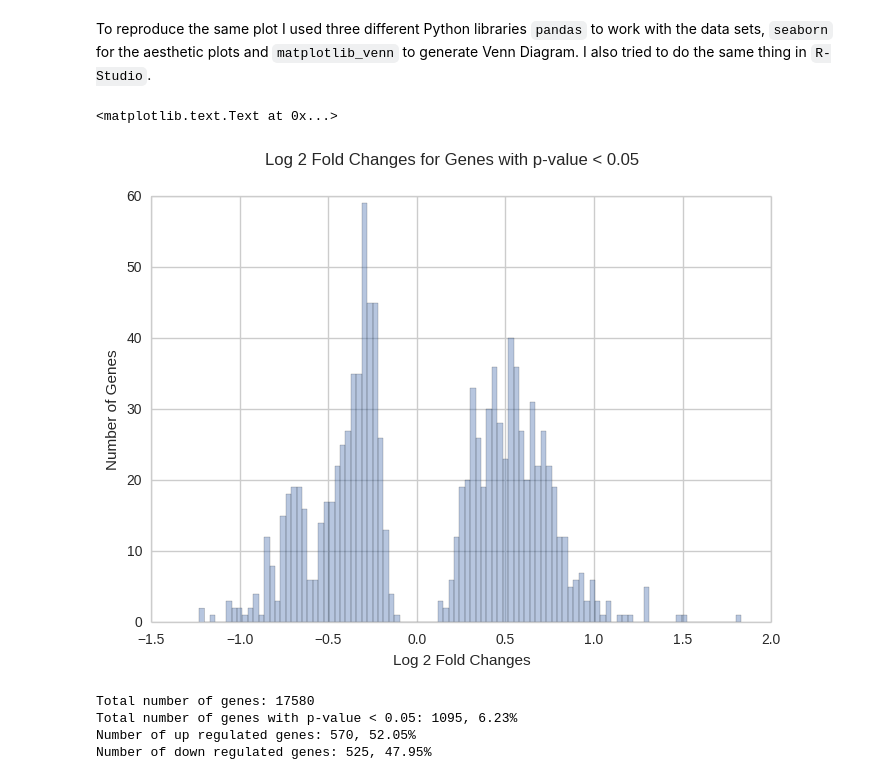
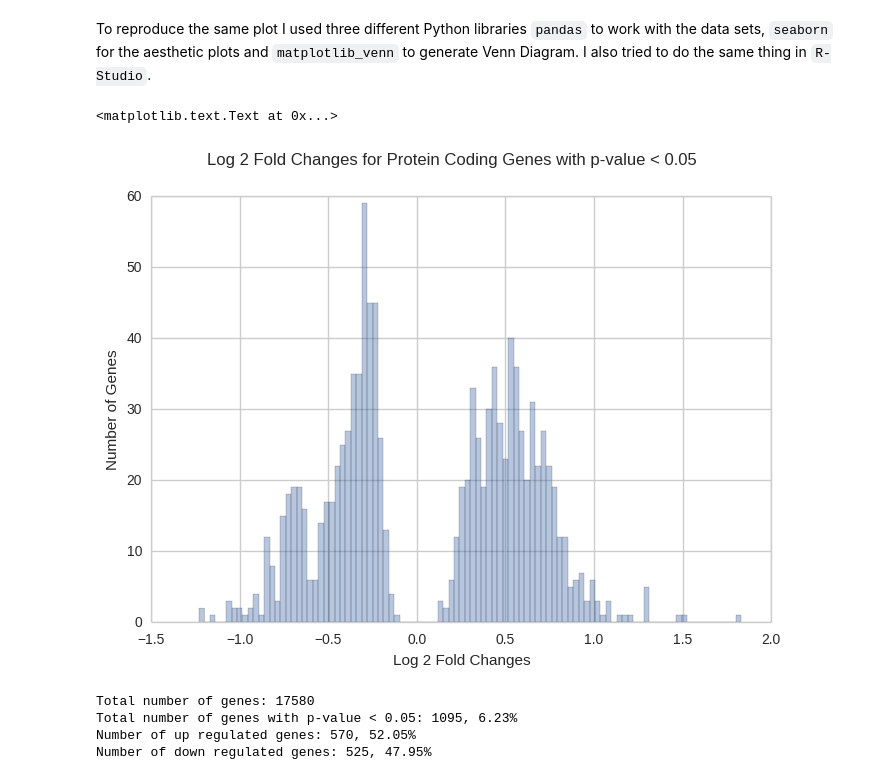
Before and after one commit to J-Wengler/winter-internship-2017, a Jupyter notebook: src/Distribution of Log Fold Change.ipynb, the cells around one changed output. Saved outputs shown, nothing was run; the diff lists cells and outputs as text; code cells hidden in the pictures.

```diff
--- a/src/Distribution of Log Fold Change.ipynb
+++ b/src/Distribution of Log Fold Change.ipynb
@@ -7,29 +7,29 @@ To reproduce the same plot I used three different Python libraries `pandas` to w
 # %%
 %matplotlib inline
 import seaborn as sns
 import pandas as pd
 from matplotlib_venn import venn2
 import matplotlib.pyplot as plt
 
 # Load the RNA-seq differentially expressed genes data
 datPD = pd.read_table('parkinsonDE.txt')
 
 # Slice the data by the adjusted p-value
 lowPVal = datPD[datPD['padj'] < 0.05]
 sns.set_style('whitegrid')
 
 # Generate the distribution plot of the differentially expressed genes
 log2FCData = lowPVal['log2FoldChange']
 log2FCPlot = sns.distplot(log2FCData, kde=False, bins=100)
 
 # Label the distribution plot
 log2FCPlot.set(xlabel='Log 2 Fold Changes', ylabel='Number of Genes')
-sns.plt.suptitle('Log 2 Fold Changes for Genes with p-value < 0.05')
+sns.plt.suptitle('Log 2 Fold Changes for Protein Coding Genes with p-value < 0.05')
 
 #ax.set_xtickslabel([-1.5, -1.0, -0.5, 0.0, 0.5, 1.0, 1.5, 2.0])
 # %% [output]
 <matplotlib.text.Text at 0x...>
-[figure, old version]
+[figure, new version]
 # %%
 totalGenes = datPD.shape[0]
 totalPVLGenes = lowPVal.shape[0]
```
Also changed, not shown: parts of 11 cells of this notebook.
